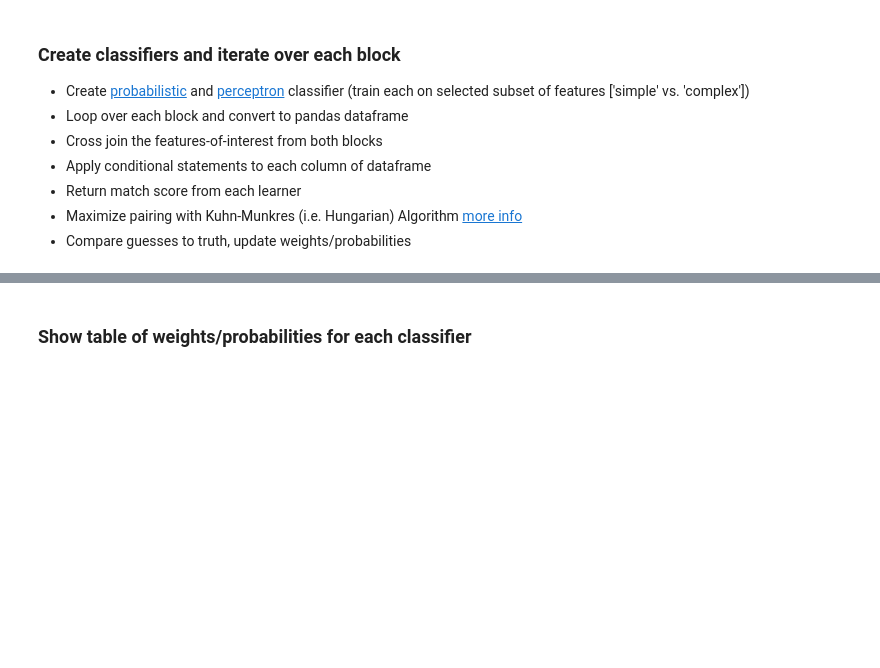
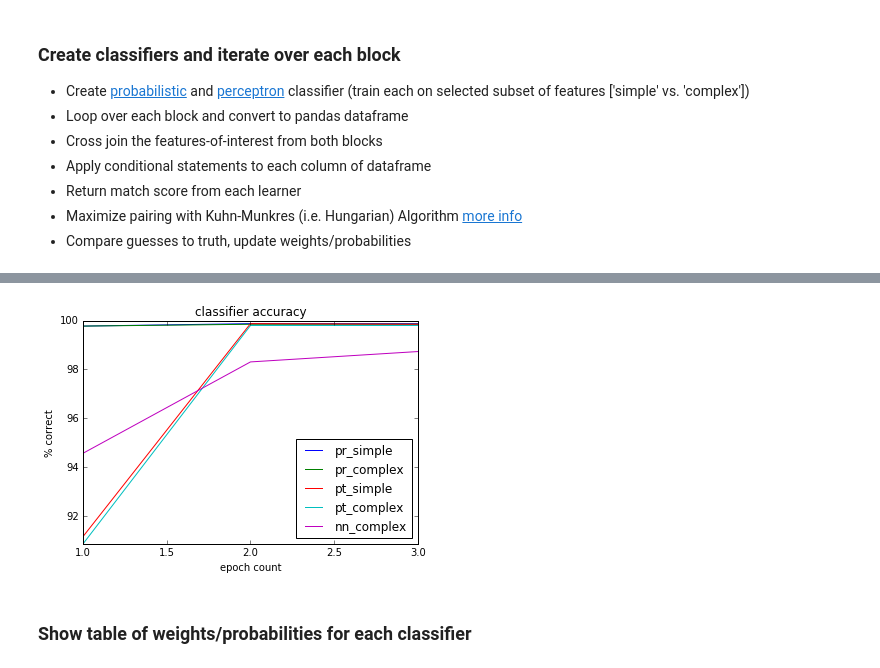
Before and after one commit to meccaLeccaHi/record_linkage, a Jupyter notebook: prob_linkage_newborn.ipynb, the cells around one changed output, grey strips where cells are left out. Cells and saved outputs as stored; diff of their text form; code cells hidden in the pictures; blank space fills up the shorter version.

```diff
--- a/prob_linkage_newborn.ipynb
+++ b/prob_linkage_newborn.ipynb
@@ -276,3 +299,20 @@ Average epoch duration: 0.305 minutes
+# %%
+x = range(1,epoch_count+2)
+y = np.array(score_qual_list, ndmin=2, dtype=np.float).T
+fig = plt.figure()
+#plt.yscale('log')
+plt.ylim((y.min(),100))
+plt.title("classifier accuracy")
+for quals,cl in zip(y,classifiers):
+    plt.plot(x,quals,label = cl)
+plt.xlabel("epoch count")
+plt.ylabel("% correct")
+plt.legend(loc='lower right')
+plt.show()
+
+fig.savefig('classifier_accuracy.png')
+# %% [output]
+[figure, added]
 # %% [markdown]
 ### Show table of weights/probabilities for each classifier
 # %%
```
Also changed, not shown: parts of 9 cells of this notebook, 1 other file.
